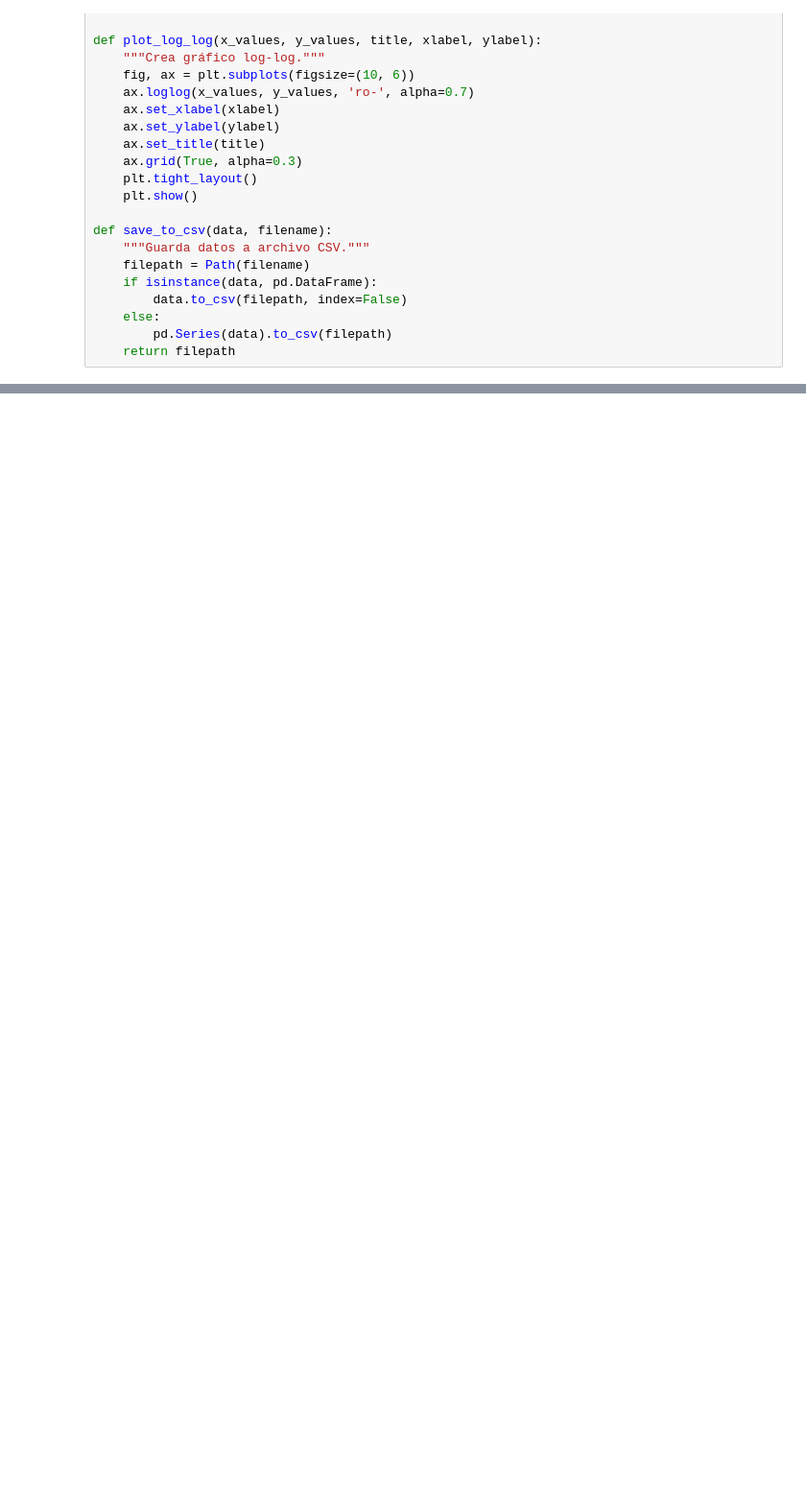
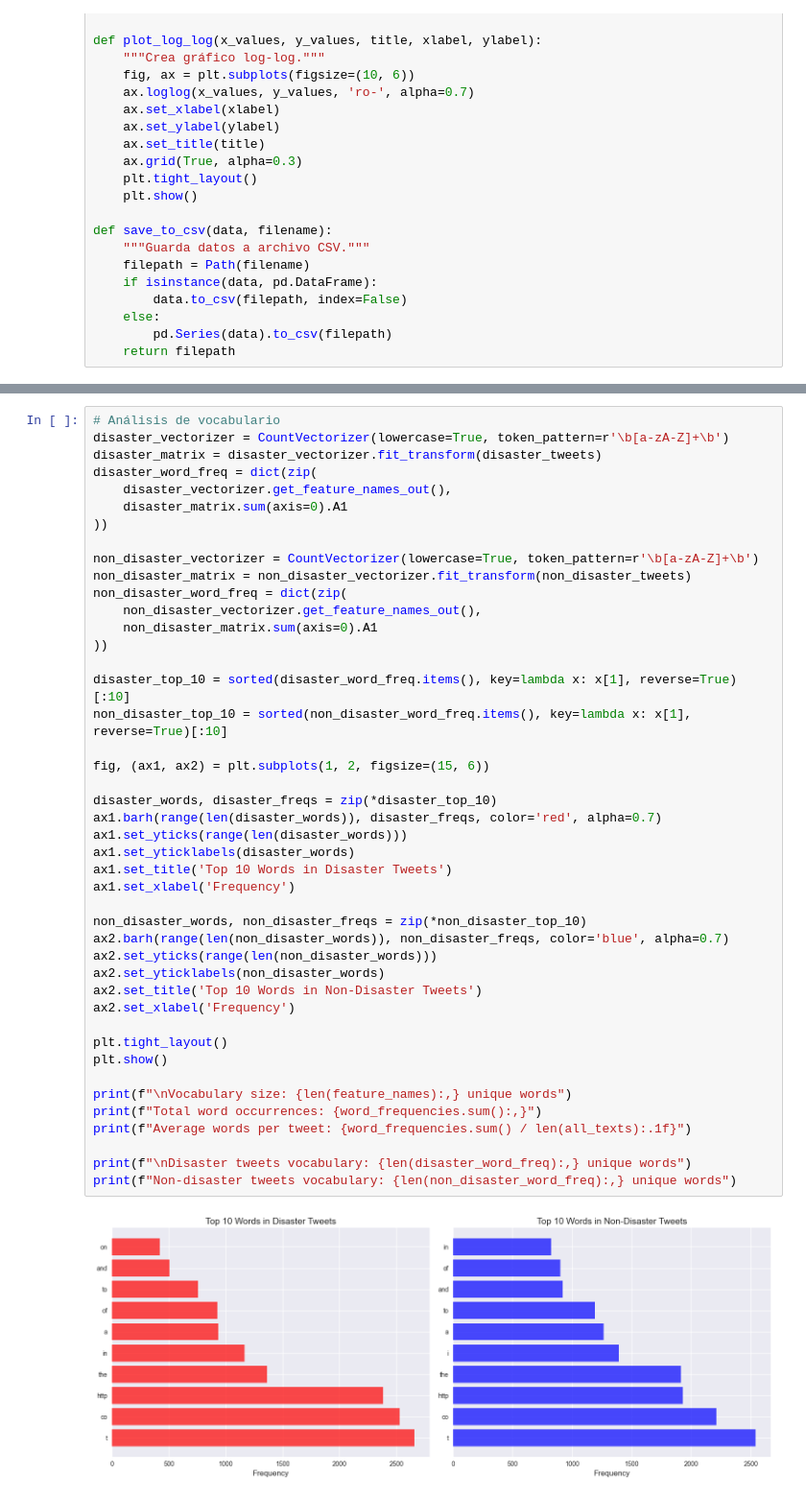
Before and after one commit to PameBlanca/FCD_UV_2025, a Jupyter notebook: twitter_disaster_nlp/notebooks/disaster_tweets_analysis.ipynb, the cells around one changed output, grey strips where cells are left out. Shown at 96% size. Cells and saved outputs as stored; diff of their text form; blank space fills up the shorter version.

```diff
--- a/twitter_disaster_nlp/notebooks/disaster_tweets_analysis.ipynb
+++ b/twitter_disaster_nlp/notebooks/disaster_tweets_analysis.ipynb
@@ -283,0 +362,46 @@ plt.show()
+# %%
+# Análisis de vocabulario
+disaster_vectorizer = CountVectorizer(lowercase=True, token_pattern=r'\b[a-zA-Z]+\b')
+disaster_matrix = disaster_vectorizer.fit_transform(disaster_tweets)
+disaster_word_freq = dict(zip(
+    disaster_vectorizer.get_feature_names_out(),
+    disaster_matrix.sum(axis=0).A1
+))
+
+non_disaster_vectorizer = CountVectorizer(lowercase=True, token_pattern=r'\b[a-zA-Z]+\b')
+non_disaster_matrix = non_disaster_vectorizer.fit_transform(non_disaster_tweets)
+non_disaster_word_freq = dict(zip(
+    non_disaster_vectorizer.get_feature_names_out(),
+    non_disaster_matrix.sum(axis=0).A1
+))
+
+disaster_top_10 = sorted(disaster_word_freq.items(), key=lambda x: x[1], reverse=True)[:10]
+non_disaster_top_10 = sorted(non_disaster_word_freq.items(), key=lambda x: x[1], reverse=True)[:10]
+
+fig, (ax1, ax2) = plt.subplots(1, 2, figsize=(15, 6))
+
+disaster_words, disaster_freqs = zip(*disaster_top_10)
+ax1.barh(range(len(disaster_words)), disaster_freqs, color='red', alpha=0.7)
+ax1.set_yticks(range(len(disaster_words)))
+ax1.set_yticklabels(disaster_words)
+ax1.set_title('Top 10 Words in Disaster Tweets')
+ax1.set_xlabel('Frequency')
+
+non_disaster_words, non_disaster_freqs = zip(*non_disaster_top_10)
+ax2.barh(range(len(non_disaster_words)), non_disaster_freqs, color='blue', alpha=0.7)
+ax2.set_yticks(range(len(non_disaster_words)))
+ax2.set_yticklabels(non_disaster_words)
+ax2.set_title('Top 10 Words in Non-Disaster Tweets')
+ax2.set_xlabel('Frequency')
+
+plt.tight_layout()
+plt.show()
+
+print(f"\nVocabulary size: {len(feature_names):,} unique words")
+print(f"Total word occurrences: {word_frequencies.sum():,}")
+print(f"Average words per tweet: {word_frequencies.sum() / len(all_texts):.1f}")
+
+print(f"\nDisaster tweets vocabulary: {len(disaster_word_freq):,} unique words")
+print(f"Non-disaster tweets vocabulary: {len(non_disaster_word_freq):,} unique words")
+# %% [output]
+[figure, added]
```
Also changed, not shown: parts of 20 cells of this notebook.
